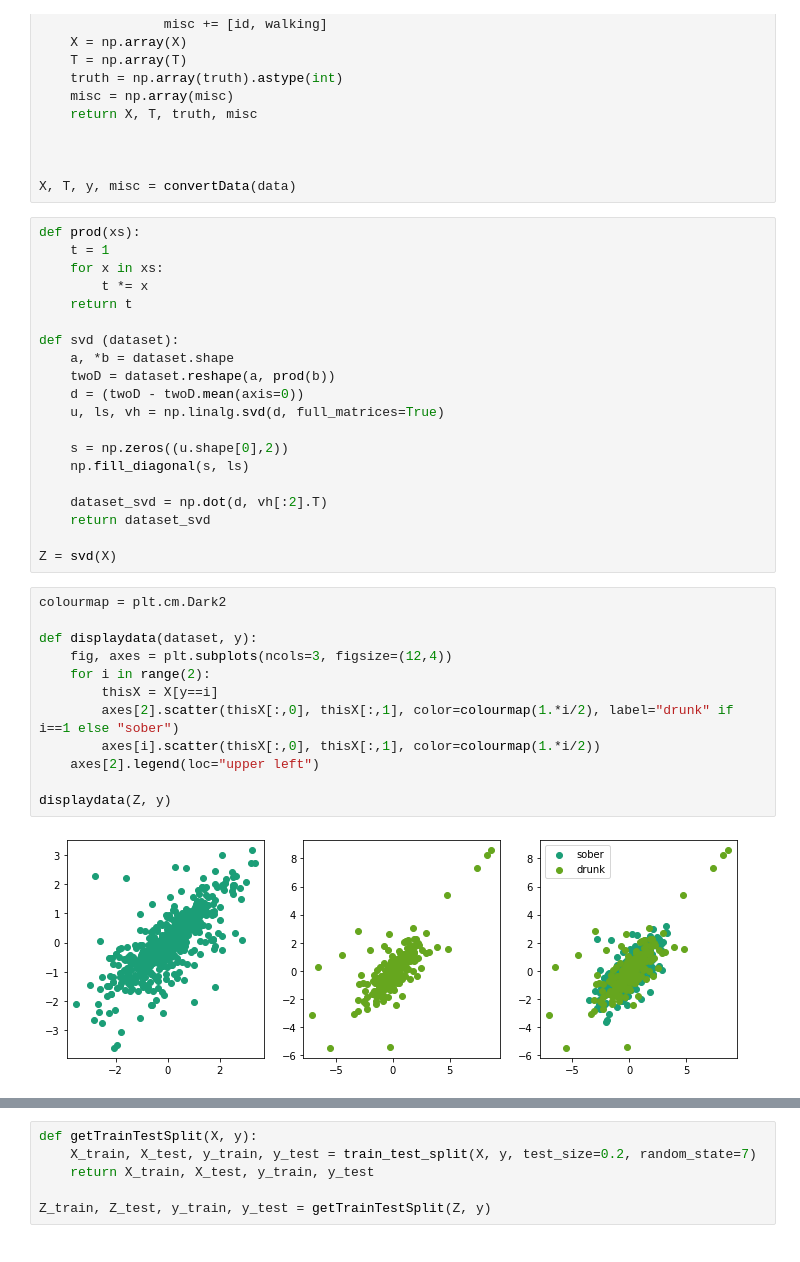
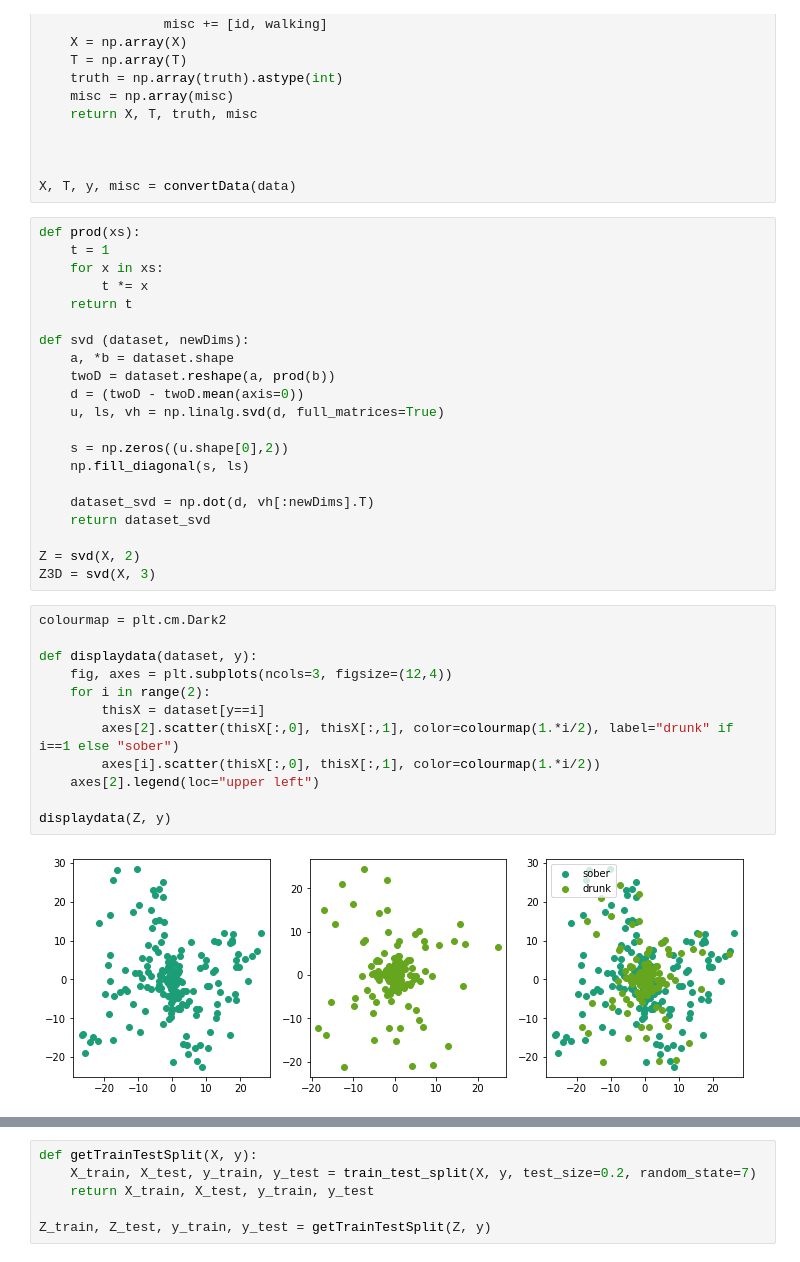
Before and after one commit to Nat-133/accelerometer-catagorization, a Jupyter notebook: svm_training.ipynb, the cells around one changed output, grey strips where cells are left out. Drawn from its saved outputs; the diff is of its cells as text.

```diff
--- a/svm_training.ipynb
+++ b/svm_training.ipynb
@@ -78,7 +78,7 @@ def prod(xs):
         t *= x
     return t
 
-def svd (dataset):
+def svd (dataset, newDims):
     a, *b = dataset.shape
     twoD = dataset.reshape(a, prod(b))
     d = (twoD - twoD.mean(axis=0))
@@ -87,21 +87,22 @@ def svd (dataset):
     s = np.zeros((u.shape[0],2))
     np.fill_diagonal(s, ls)
 
-    dataset_svd = np.dot(d, vh[:2].T)
+    dataset_svd = np.dot(d, vh[:newDims].T)
     return dataset_svd
 
-Z = svd(X)
+Z = svd(X, 2)
+Z3D = svd(X, 3)
 # %%
 colourmap = plt.cm.Dark2
 
 def displaydata(dataset, y):
     fig, axes = plt.subplots(ncols=3, figsize=(12,4))
     for i in range(2):
-        thisX = X[y==i]
+        thisX = dataset[y==i]
         axes[2].scatter(thisX[:,0], thisX[:,1], color=colourmap(1.*i/2), label="drunk" if i==1 else "sober")
         axes[i].scatter(thisX[:,0], thisX[:,1], color=colourmap(1.*i/2))
     axes[2].legend(loc="upper left")
 
 displaydata(Z, y)
 # %% [output]
-[figure, old version]
+[figure, new version]
```
Also changed, not shown: parts of 1 cell of this notebook, 3 other files.
